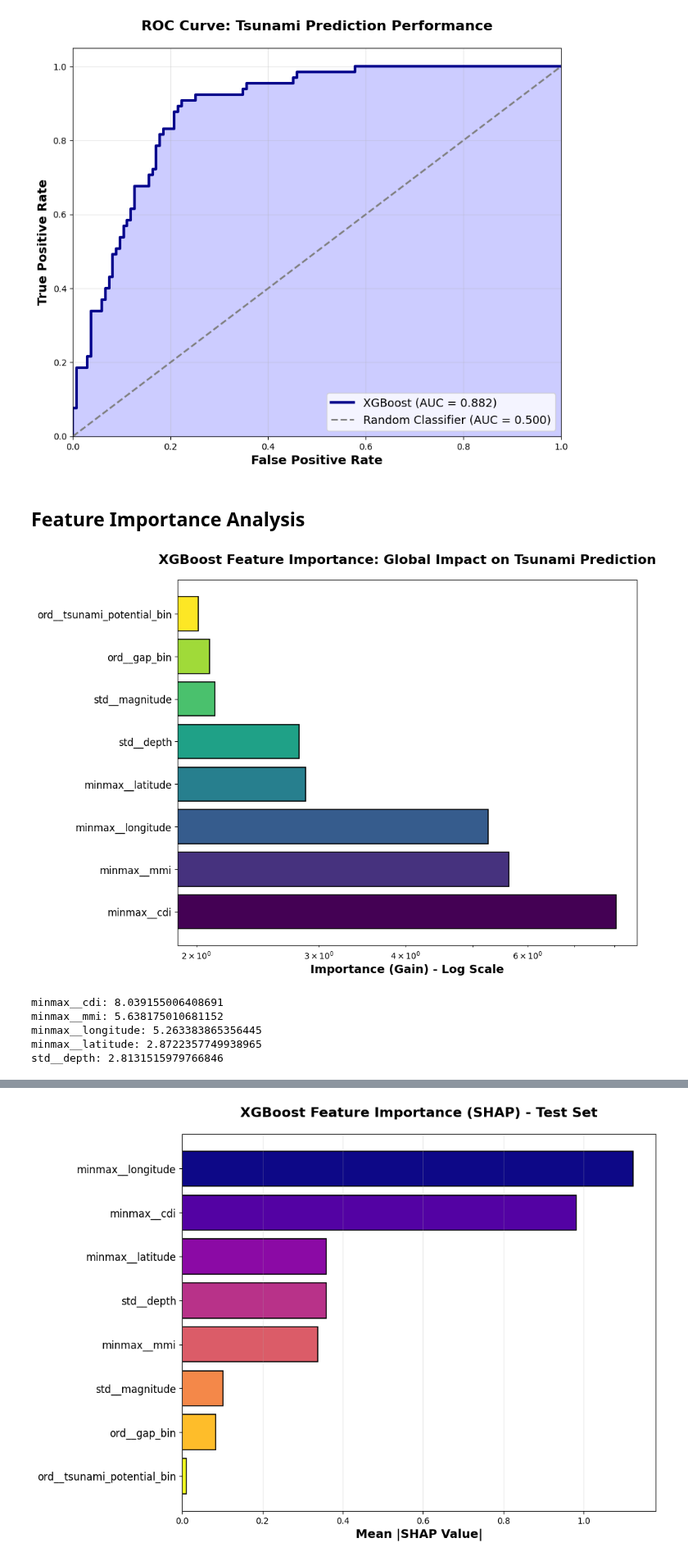
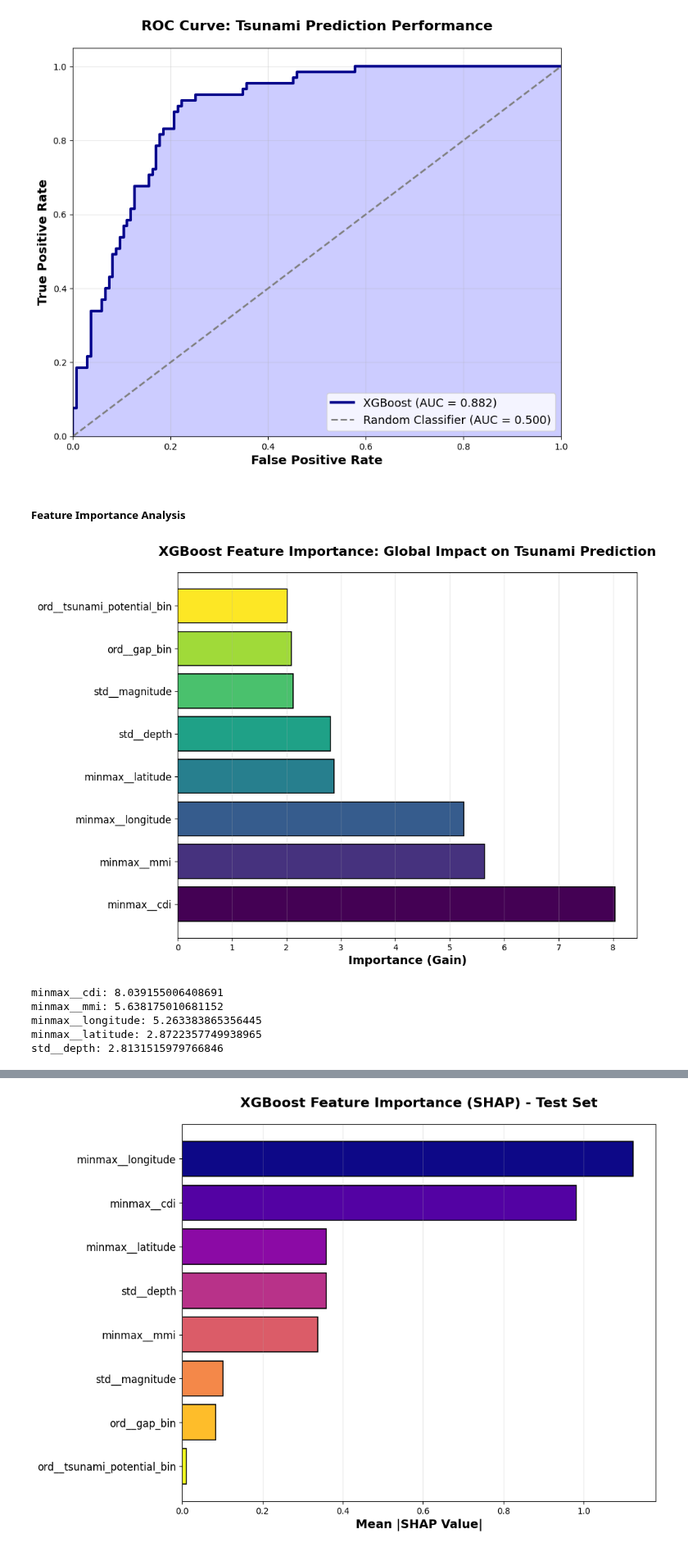
Before and after one commit to JustinXre2020/Earthquake-Tsunami, a Jupyter notebook: src/source_code.ipynb, the cells around one changed output, grey strips where cells are left out. Shown at 82% size. Saved outputs shown, nothing was run; the diff lists cells and outputs as text; code cells hidden in the pictures.

```diff
--- a/src/source_code.ipynb
+++ b/src/source_code.ipynb
@@ -473,18 +469,3 @@ print(X.head())
 2  excellent
 3       good
 4       fair
-# %%
-num_cols = X.columns
-n = len(num_cols)
-rows = math.ceil(n / 3)
-
-plt.figure(figsize=(15, rows * 4))
-
-for i, col in enumerate(num_cols, 1):
-    plt.subplot(rows, 3, i)
-    sns.histplot(X[col], bins=20, kde=True)
-    plt.title(col)
-    plt.grid(True, alpha=0.2)
-
-plt.tight_layout()
-plt.show()
@@ -833,7 +807,7 @@ plot_roc_curve(final_y_test.iloc[:, 1], final_y_test_pred_prob.iloc[:, 1], 'XGBo
 # %% [output]
 [figure]
 # %% [markdown]
-## Feature Importance Analysis
+##### Feature Importance Analysis
 # %%
 # Select model and reconstruct data split
 random_seed = 1
@@ -845,36 +819,35 @@ X_other_processed = preprocessor.fit_transform(X_other)
 
 # Get actual feature names from preprocessor
 actual_feature_names = preprocessor.get_feature_names_out()
 
 # Create mapping from f0, f1, f2... to actual feature names
 feature_name_mapping = {f'f{i}': name for i, name in enumerate(actual_feature_names)}
 
 # Get feature importance from the model
 feature_importance = final_model.get_booster().get_score(importance_type='gain')
 sorted_features = sorted(feature_importance.items(), key=lambda x: x[1], reverse=True)
 features = [feature_name_mapping.get(item[0], item[0]) for item in sorted_features]
 importances = [item[1] for item in sorted_features]
 
 fig, ax = plt.subplots(figsize=(10, 8))
 colors = plt.cm.viridis(np.linspace(0, 1, len(features)))
 bars = ax.barh(range(len(features)), importances, color=colors, edgecolor='black', linewidth=1.2)
 
 ax.set_yticks(range(len(features)))
 ax.set_yticklabels(features, fontsize=12)
 
-ax.set_xscale('log')
-ax.set_xlabel('Importance (Gain) - Log Scale', fontsize=14, fontweight='bold')
+ax.set_xlabel('Importance (Gain)', fontsize=14, fontweight='bold')
 ax.set_title('XGBoost Feature Importance: Global Impact on Tsunami Prediction',
              fontsize=16, fontweight='bold', pad=20)
 ax.grid(True, alpha=0.3, axis='x')
 
 plt.savefig('../figures/xgb_feature_importance.png', dpi=300, bbox_inches='tight')
 plt.show()
 
 for name, imp in zip(features[:5], importances[:5]):
     print(f"{name}: {imp}")
 # %% [output]
-[figure, old version]
+[figure, new version]
 minmax__cdi: 8.039155006408691
 minmax__mmi: 5.638175010681152
 minmax__longitude: 5.263383865356445
```
Also changed, not shown: parts of 52 cells of this notebook, 3 other files.
